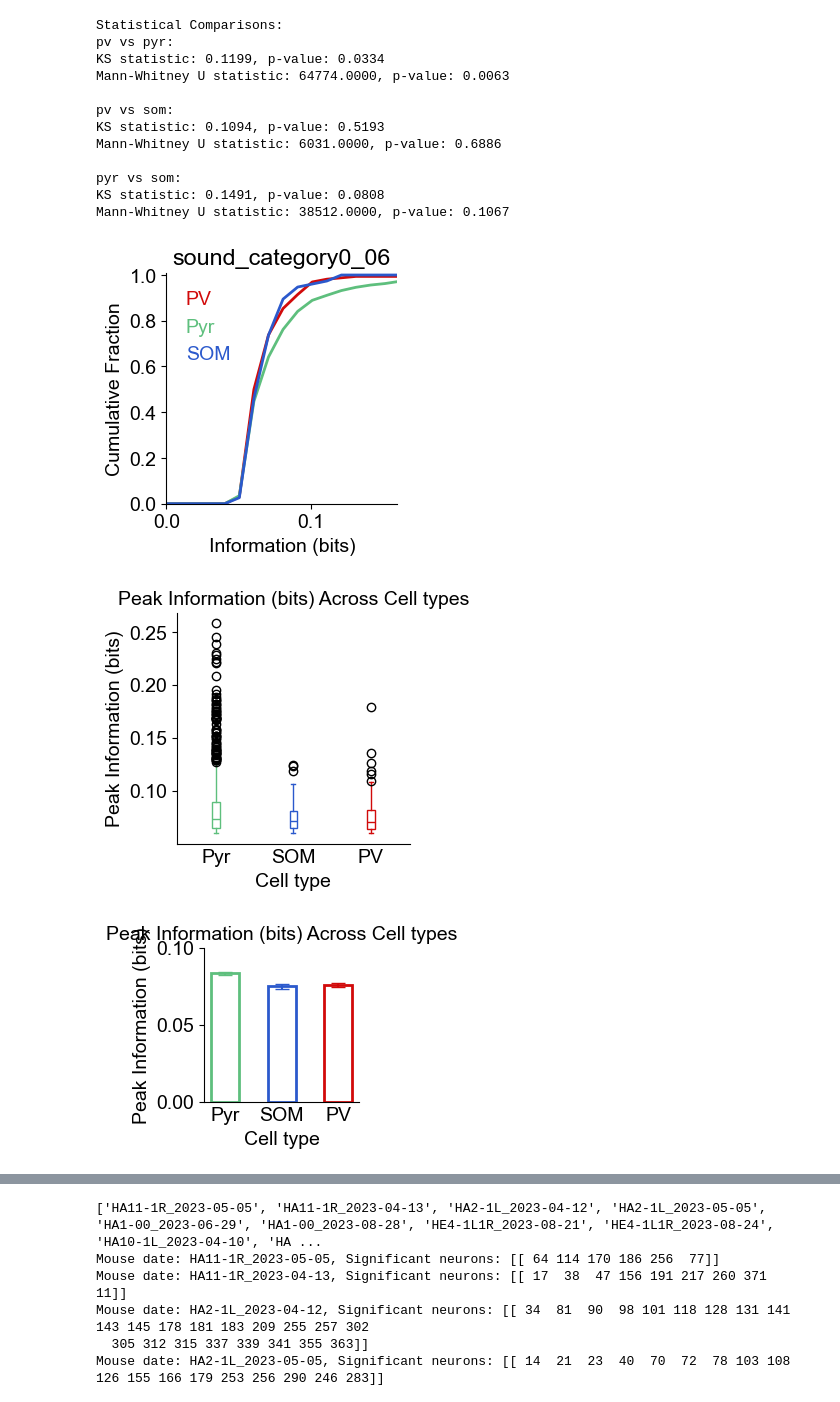
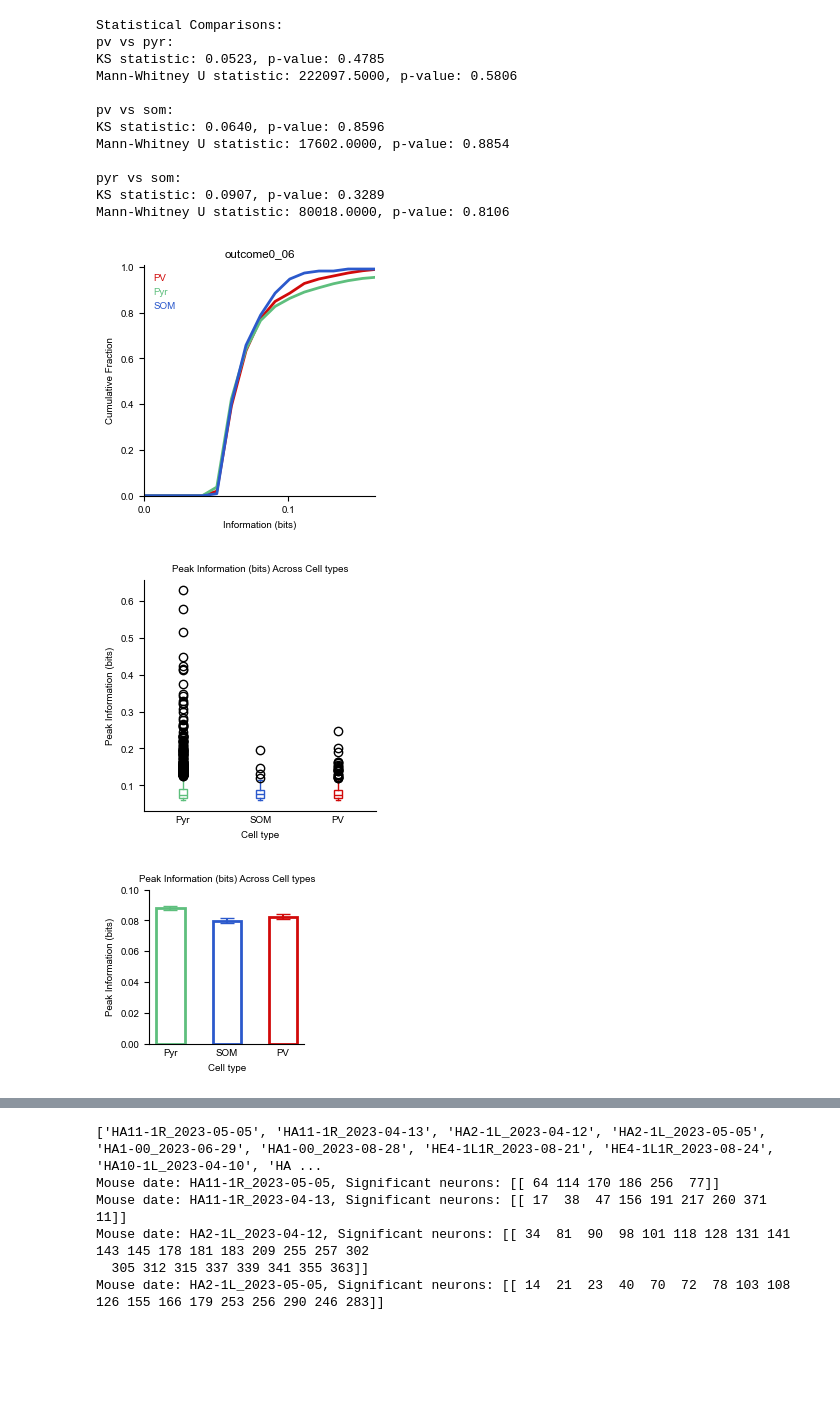
Before and after one commit to constanzabassi/GLM-analysis, a Jupyter notebook: notebooks/run_glm_decoding_analysis.ipynb, the cells around one changed output, grey strips where cells are left out. Drawn from its saved outputs; the diff is of its cells as text; code cells hidden in the pictures; blank space fills up the shorter version.

```diff
--- a/notebooks/run_glm_decoding_analysis.ipynb
+++ b/notebooks/run_glm_decoding_analysis.ipynb
@@ -62,2 +65,10 @@ Animal: HE4-1L1R, Date: 2023-08-14
 Animal: HA10-1L, Date: 2023-03-31
 Animal: HE1-00, Date: 2023-05-30
+# %%
+config = DatasetConfig()
+
+info_dir = 'V:/Connie/results/opto_2024/context/mod'
+all_datasets, mouse_dates_keys = config.load_from_info(info_dir, data_handler)
+datasets, filtered_keys = config.get_datasets_with_variables(decoded_variables,include_datasets = range(25)) #range(25)
+# datasets2, filtered_keys2 = config.get_datasets_with_variables(decoded_variables,include_datasets = [0,1,4,10,12,13,15,17,24]) #require_all=True loads minimum variables present in all datasets
+# results_pre_b,results_pre_all_b, _, celltype_info2 = data_handler.process_multiple_datasets(datasets,'GLM_3nmf_pre',single_balanced=True)
@@ -99,6 +176,6 @@ _,results_pre_all, _, _= data_handler.process_multiple_datasets(datasets, model_
 # %%
 #Initialize plotting class
-
+save_results = os.path.join(f'W:\Connie/results\Bassi2025/fig2/glm_decoding/')
 plotter = plotterfun(data = None, save_results= save_results)
 #initialize analysis class from encoding bc we are using the same functions
 analysisenc = analysisenc(data = None, plotter = plotter)
@@ -121,7 +198,7 @@ Memory used by this process: 25.29 GB
 # Get shuffled data into frames x neurons x total shuffles across splits (50 * 10 = 500)
 print(list(decoded_variables)[0])
 print(list(decoded_variables))
-shuffled_structure = data_handler.create_shuffled_distribution_structure(decoder_type = list(decoded_variables)[0], metric = 'sc_instantaneous_information')
+shuffled_structure = data_handler.create_shuffled_distribution_structure(decoder_type = list(decoded_variables)[2], metric = 'sc_instantaneous_information')
 # if 'photostim' in decoded_variables or 'sound_category' in decoded_variables:
 #     shuffled_structure_pass = data_handler_pass.create_shuffled_distribution_structure(decoder_type = list(decoded_variables)[1], metric = 'sc_instantaneous_information')
 # %% [output]
@@ -284,9 +1543,9 @@ results_pre_all = results_pre_all_sb #results_to_test #results_pre_all_sb
 start_frame = 14 #14 before this there is artifact
 end_frame = 169 #100 for sound/photostim
 threshold = 0.06 #shuffled_threshold['universal_threshold'] #np.max(list(shuffled_threshold['thresholds'].values())) #shuffled_threshold['universal_threshold'] #0.06 #shuffled_threshold['universal_threshold'] #use threshold OR percentile to decide signficant neurons
-method = 'threshold_peak' #'threshold_peak'# 'shuffled_peak', 'threshold_peak', 'range_threshold', 'combined'
+method = 'threshold_peak'#'shuffled_timepoint' #'threshold_peak'# 'shuffled_peak', 'threshold_peak', 'range_threshold', 'combined', 'shuffled_timepoint'
 metric_to_plot = 'sc_instantaneous_information_mean'
-current_decoder_type = 'sound_category' #shuffled/
+current_decoder_type = 'outcome' #shuffled/
 prtile = 90
 
 # Replace dot with underscore in threshold for directory name
@@ -296,7 +1555,7 @@ if method in ['threshold_peak', 'range_threshold']:
 else:
     threshold_str = (f'{prtile} _ {method}')
 
-save_path = f'{plotter.save_results}/{current_model_type}{start_frame}{current_decoder_type}/'
+save_path = f'{plotter.save_results}/{current_model_type}{current_decoder_type}/'
 os.makedirs(save_path , exist_ok=True)
 
 # Analyze peaks by cell type
@@ -320,7 +1579,7 @@ plotter.plot_cdf_coupling_index(np.array(cdf_data['all']['peaks']),
                                 xlabel = 'Information (bits)',
                                 xval=.15,
                                 xint=0.1,
-                                save_path=f'{save_path}{current_decoder_type}_cdf_thr{threshold_str}.pdf',
+                                save_path=None, #f'{save_path}{current_decoder_type}_cdf_thr{threshold_str}.pdf',
                                 perform_stats=True)
 
 #make boxplot!
@@ -329,43 +1588,43 @@ plotter.box_plot(
     neuron_groups=neuron_groups,
     colors=plotter.celltypecolors,
     measure_string='Peak Information (bits)',
-    save_path=f'{save_path}{current_decoder_type}_box_plot_thr{threshold_str}.pdf'
+    save_path=None #f'{save_path}{current_decoder_type}_box_plot_thr{threshold_str}.pdf'
 )
 
 #make boxplot!
 plotter.bar_plot(
     data=all_peaks,
     neuron_groups=neuron_groups,
     colors=plotter.celltypecolors,
     measure_string='Peak Information (bits)',
     ylims = 0.1,
-    save_path=f'{save_path}{current_decoder_type}_violin_plot_thr{threshold_str}.pdf'
+    save_path=None #f'{save_path}{current_decoder_type}_violin_plot_thr{threshold_str}.pdf'
 )
 
 #heatmap across datasets
 # if "shuffled" in current_decoder_type:
 #     current_decoder_type = current_decoder_type.replace('_', '/') #replace / with _
 # plotter.plot_decoding_heatmap_datasets(results_pre_all, decoder_type= current_decoder_type, metric = 'pop_instantaneous_information_mean')
 
 # PRINT OUT # OF SIGNIFICANT NEURONS PER CELL TYPE
 # Assuming cdf_data is a dictionary with cell types as keys and peaks as values
 for cell_type, data in cdf_data.items():
     if 'peaks' in data:
         num_significant_neurons = len(np.array(data['peaks']))
         print(f'Cell type: {cell_type}, Number of significant neurons: {num_significant_neurons}')
 # %% [output]
 Statistical Comparisons:
 pv vs pyr:
-KS statistic: 0.1199, p-value: 0.0334
-Mann-Whitney U statistic: 64774.0000, p-value: 0.0063
+KS statistic: 0.0523, p-value: 0.4785
+Mann-Whitney U statistic: 222097.5000, p-value: 0.5806
 
 pv vs som:
-KS statistic: 0.1094, p-value: 0.5193
-Mann-Whitney U statistic: 6031.0000, p-value: 0.6886
+KS statistic: 0.0640, p-value: 0.8596
+Mann-Whitney U statistic: 17602.0000, p-value: 0.8854
 
 pyr vs som:
-KS statistic: 0.1491, p-value: 0.0808
-Mann-Whitney U statistic: 38512.0000, p-value: 0.1067
+KS statistic: 0.0907, p-value: 0.3289
+Mann-Whitney U statistic: 80018.0000, p-value: 0.8106
-[figure, old version]
+[figure, new version]
-[figure, old version]
+[figure, new version]
-[figure, old version]
+[figure, new version]
```
Also changed, not shown: parts of 45 cells of this notebook, 3 other files.
